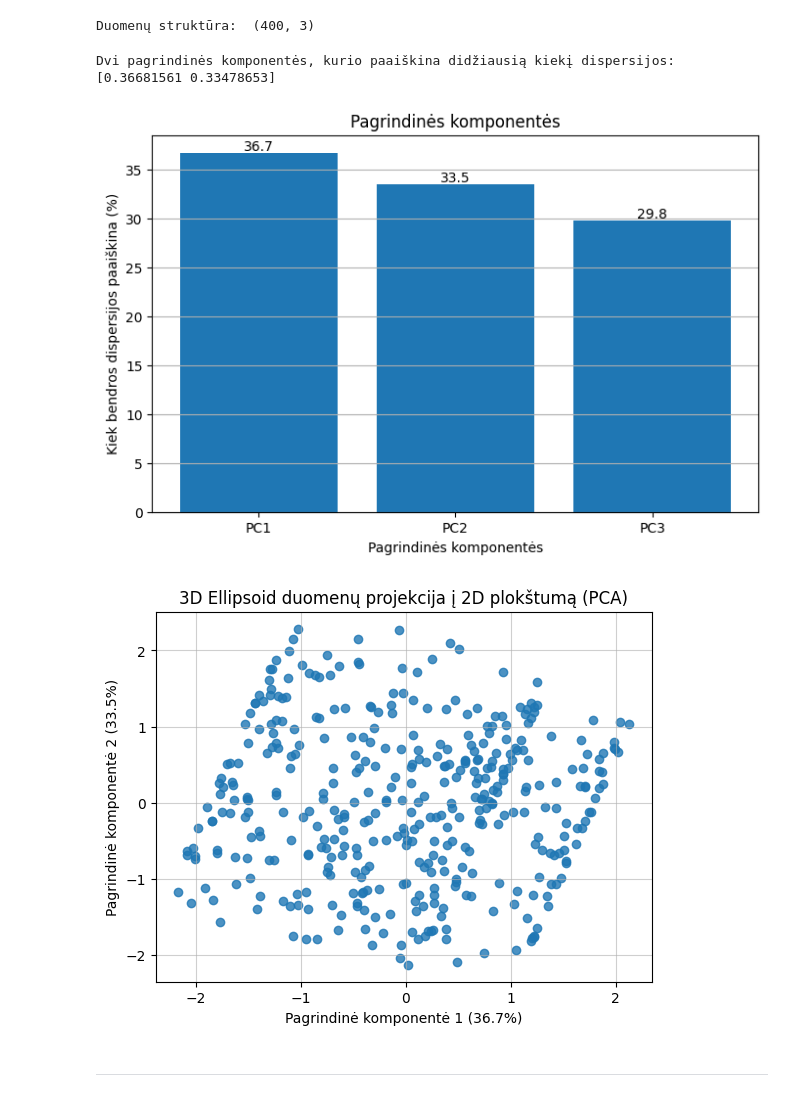
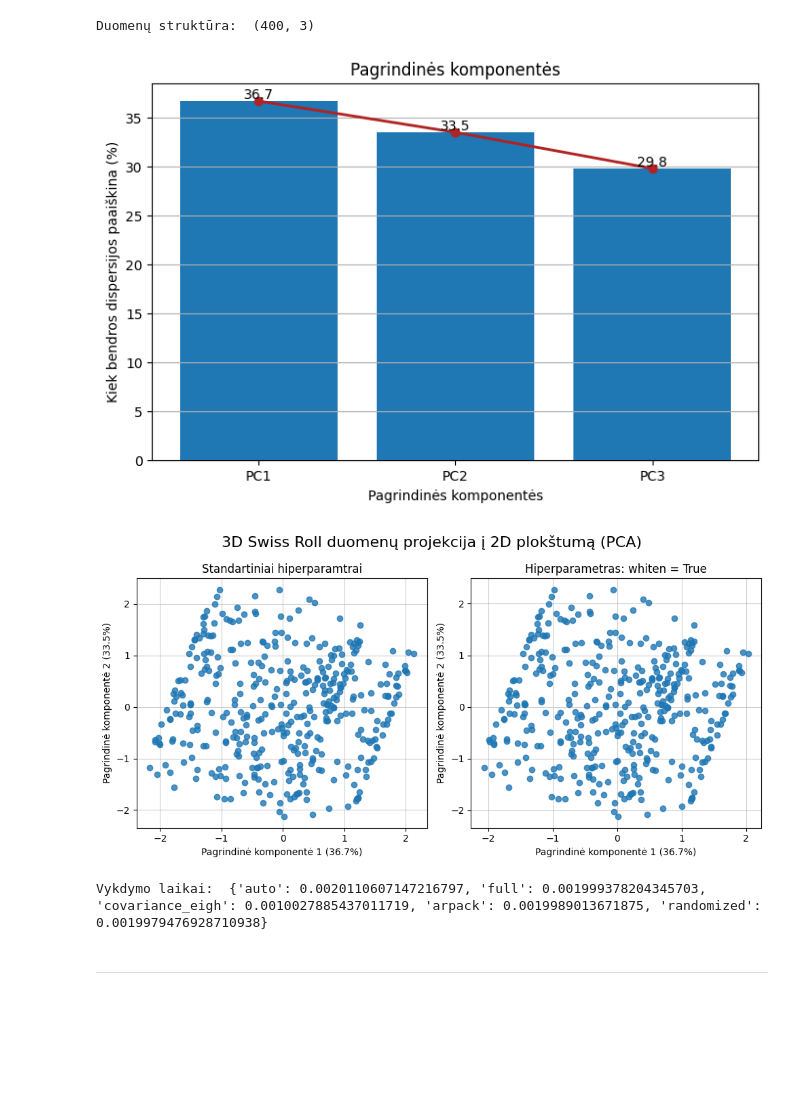
Before and after one commit to EvelinaDu/Papildomi_duomenu_vizualizavimo_skyriai, a Jupyter notebook: Algoritmas/kodas.ipynb, the cells around one changed output. Cells and saved outputs as stored; diff of their text form; code cells hidden in the pictures; blank space fills up the shorter version.

```diff
--- a/Algoritmas/kodas.ipynb
+++ b/Algoritmas/kodas.ipynb
@@ -212,3 +198,4 @@ Duomenų struktūra:  (60000, 785)
 # %%
-transformed_train, variance_train = PCA_Algorithm(df_train)
-print("Dvi pagrindinės komponentės, kurios paaiškina didžiausią kiekį dispersijos:", variance_train[:2])
+train_scaled = sc.fit_transform(df_train)
+transformed_train1, variance_train1 = PCA_Algorithm1(train_scaled)
+variance_train1_proc = np.round(variance_train1 * 100, decimals = 1)
@@ -241,8 +248,8 @@ plt.show()
 # %% [markdown]
 #### Ketvirtas duomenų rinkinys:
 # %%
-df_roll = pd.read_csv("swiss_roll_example.csv", sep = ';', header = None)
-df_roll.head(5)
+df_swissroll = pd.read_csv("swiss_roll_example.csv", sep = ';', header = None)
+df_swissroll.head(5)
 # %% [output]
 |  | 0 | 1 | 2 |
 | 0 | 12.2009 | 8.8806 | -2.1622 |
@@ -255,33 +262,52 @@ print("Duomenų struktūra: ", df_roll.shape)
 # %% [output]
 Duomenų struktūra:  (400, 3)
 # %%
-transformed_roll, variance_roll = PCA_Algorithm(df_roll)
-print("Dvi pagrindinės komponentės, kurio paaiškina didžiausią kiekį dispersijos:", variance_roll[:2])
+swissroll_scaled = sc.fit_transform(df_swissroll)
+transformed_swissroll1, variance_swissroll1 = PCA_Algorithm1(swissroll_scaled)
+variance_swissroll1_proc = np.round(variance_swissroll1 * 100, decimals = 1)
-# %% [output]
-Dvi pagrindinės komponentės, kurio paaiškina didžiausią kiekį dispersijos: [0.36681561 0.33478653]
 # %%
-var_pca = np.round(variance_roll * 100, decimals = 1)
-labels = ["PC" + str(x) for x in range(1, len(var_pca) + 1)]
+labels = ["PC" + str(x) for x in range(1, len(variance_swissroll1_proc) + 1)]
 
 plt.figure(figsize = (8, 5))
 plt.grid(axis = 'y')
-bars = plt.bar(x = range(1, len(var_pca) + 1), height = var_pca, tick_label = labels)
+bars = plt.bar(x = range(1, len(variance_swissroll1_proc) + 1), height = variance_swissroll1_proc, tick_label = labels)
 plt.bar_label(bars)
+plt.plot(range(1, len(variance_swissroll1_proc) + 1), variance_swissroll1_proc, marker = 'o', color='firebrick', linewidth = 2, markersize = 6)
 plt.title("Pagrindinės komponentės")
 plt.ylabel("Kiek bendros dispersijos paaiškina (%)")
 plt.xlabel("Pagrindinės komponentės")
 plt.show()
 # %% [output]
-[figure, old version]
+[figure, new version]
+# %%
+transformed_swissroll3, variance_swissroll3 = PCA_Algorithm3(swissroll_scaled)
+variance_swissroll3_proc = np.round(variance_swissroll3 * 100, decimals = 1)
 # %%
-plt.grid(alpha=0.6)
-plt.scatter(transformed_roll[:, 0], transformed_roll[:, 1], alpha=0.8)
-plt.title("3D Ellipsoid duomenų projekcija į 2D plokštumą (PCA)")
-plt.xlabel(f"Pagrindinė komponentė 1 ({var_pca[0]}%)")
-plt.ylabel(f"Pagrindinė komponentė 2 ({var_pca[1]}%)")
+fig, (ax1, ax2) = plt.subplots(1, 2, figsize=(10,5))
+
+ax1.scatter(transformed_swissroll1[:, 0], transformed_swissroll1[:, 1], alpha=0.8)
+ax1.set_title("Standartiniai hiperparamtrai")
+ax1.set_xlabel(f"Pagrindinė komponentė 1 ({variance_swissroll1_proc[0]}%)")
+ax1.set_ylabel(f"Pagrindinė komponentė 2 ({variance_swissroll1_proc[1]}%)")
+ax1.grid(alpha=0.6)
+ax1.set_axisbelow(True)
+
+ax2.scatter(transformed_swissroll3[:, 0], transformed_swissroll3[:, 1], alpha=0.8)
+ax2.set_title("Hiperparametras: whiten = True")
+ax2.set_xlabel(f"Pagrindinė komponentė 1 ({variance_swissroll3_proc[0]}%)")
+ax2.set_ylabel(f"Pagrindinė komponentė 2 ({variance_swissroll3_proc[1]}%)")
+ax2.grid(alpha=0.6)
+ax2.set_axisbelow(True)
+
+plt.suptitle("3D Swiss Roll duomenų projekcija į 2D plokštumą (PCA)", fontsize=16)
+plt.tight_layout()
 plt.show()
 # %% [output]
-[figure, old version]
+[figure, new version]
+# %%
+pca_solvers(swissroll_scaled)
+# %% [output]
+Vykdymo laikai:  {'auto': 0.0020110607147216797, 'full': 0.001999378204345703, 'covariance_eigh': 0.0010027885437011719, 'arpack': 0.0019989013671875, 'randomized': 0.0019979476928710938}
 # %% [markdown]
 -----
 # %% [markdown]
```
Also changed, not shown: parts of 25 cells of this notebook.
